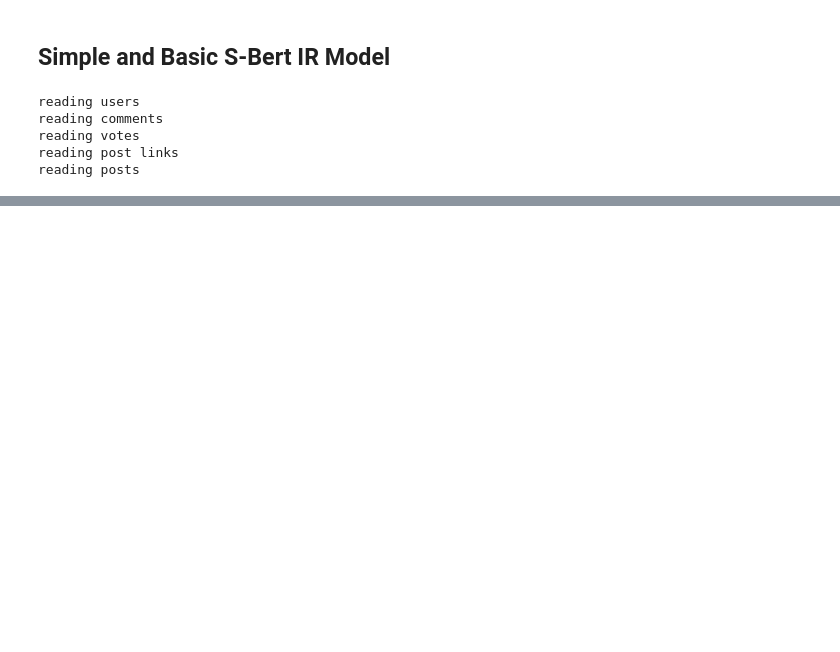
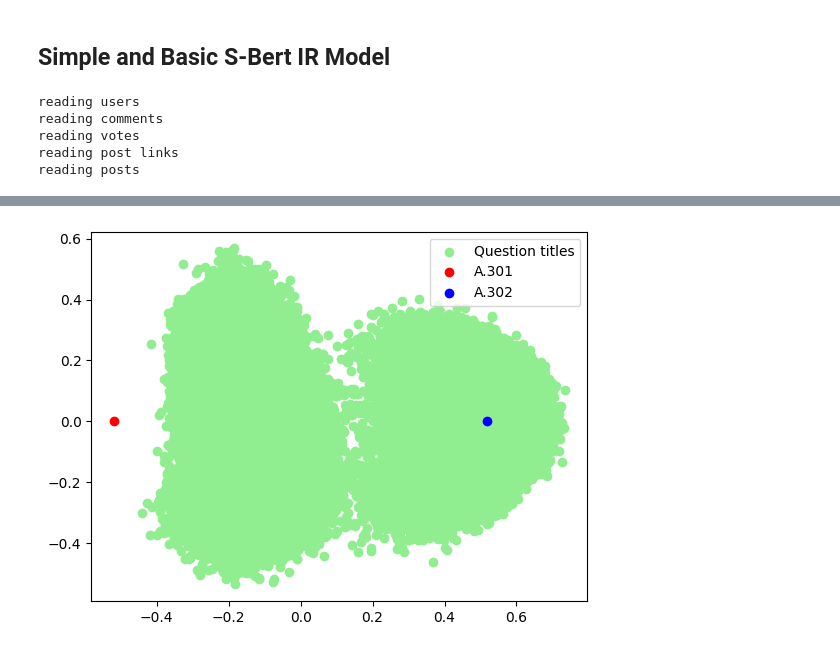
Before and after one commit to Niklas-23/information-retrieval, a Jupyter notebook: notebooks/S-Bert.ipynb, the cells around one changed output, grey strips where cells are left out. Drawn from its saved outputs; the diff is of its cells as text; code cells hidden in the pictures; blank space fills up the shorter version.

Commit message:
Test Embedding saving

```diff
--- a/notebooks/S-Bert.ipynb
+++ b/notebooks/S-Bert.ipynb
@@ -92,9 +92,6 @@ class SimpleSBERT(Model):
     def forward(self, queries: List[Topic], documents: List[Union[Question, Answer]]) -> List[
         Tuple[Topic, Union[Question, Answer], float]]:
         query_title_embeddings = self.model.encode([query.title for query in queries])
-        print(query_title_embeddings)
         document_title_embeddings = self.model.encode([document.title for document in documents])
-        print(document_title_embeddings)
-        scores = cos_sim(query_title_embeddings, document_title_embeddings)
-        print(scores)
-        return
+        #scores = cos_sim(query_title_embeddings, document_title_embeddings)
+        return query_title_embeddings, document_title_embeddings #, scores
@@ -122,0 +98,8 @@ KeyboardInterrupt:
+# %%
+from datetime import datetime
+simple_sbert = SimpleSBERT()
+questions = data_reader.get_questions()
+print(len(questions))
+print(datetime.now())
+q_emb, d_emb= simple_sbert(queries=[topic_reader.get_topic('A.301'), topic_reader.get_topic('A.302')], documents=questions[:100000])
+print(datetime.now())
@@ -122,0 +112,6 @@ KeyboardInterrupt:
+# %%
+from sklearn.decomposition import PCA
+pca = PCA(n_components=2)
+q_transformed = pd.DataFrame(pca.fit_transform(q_emb))
+d_transformed = pd.DataFrame(pca.fit_transform(d_emb))
+print(d_transformed)
@@ -122,0 +133,10 @@ KeyboardInterrupt:
+# %%
+plt.scatter(d_transformed[0], d_transformed[1], label='Question titles', c='lightgreen')
+plt.scatter(q_transformed.iloc[0][0], q_transformed.iloc[0][1], label='A.301', c='red')
+plt.scatter(q_transformed.iloc[1][0], q_transformed.iloc[1][1], label='A.302', c='blue')
+# plt.scatter(transformed.iloc[3][0], transformed.iloc[3][1], label='Class 4', c='lightblue')
+
+plt.legend()
+plt.show()
+# %% [output]
+[figure, added]
```
Also changed, not shown: parts of 7 cells of this notebook.
